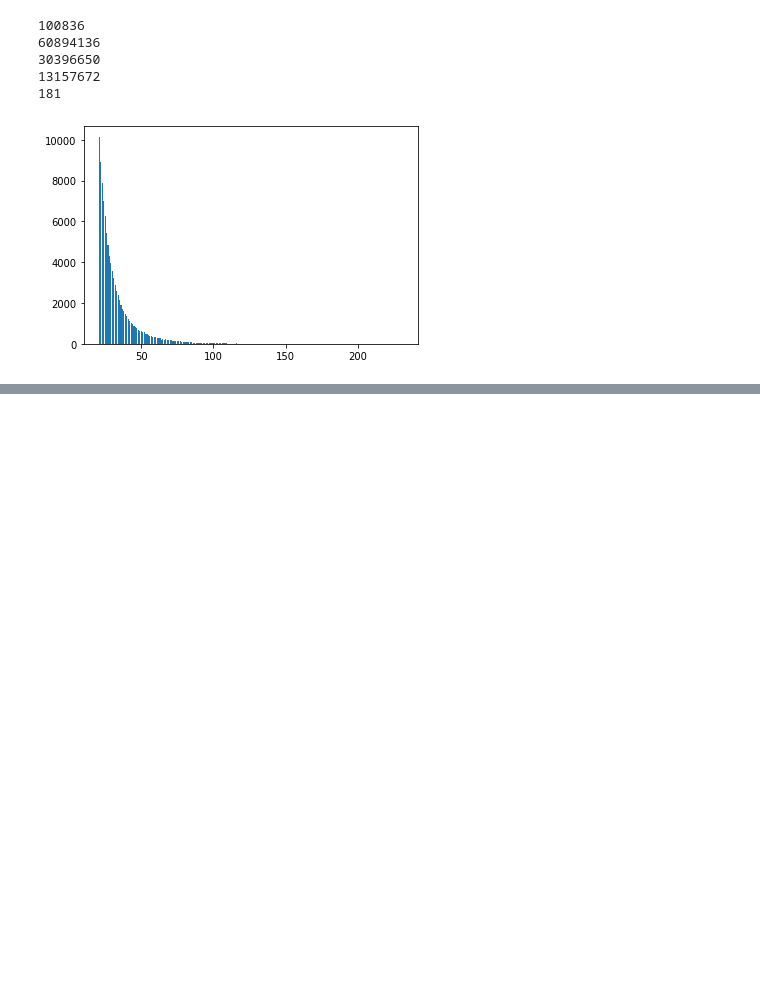
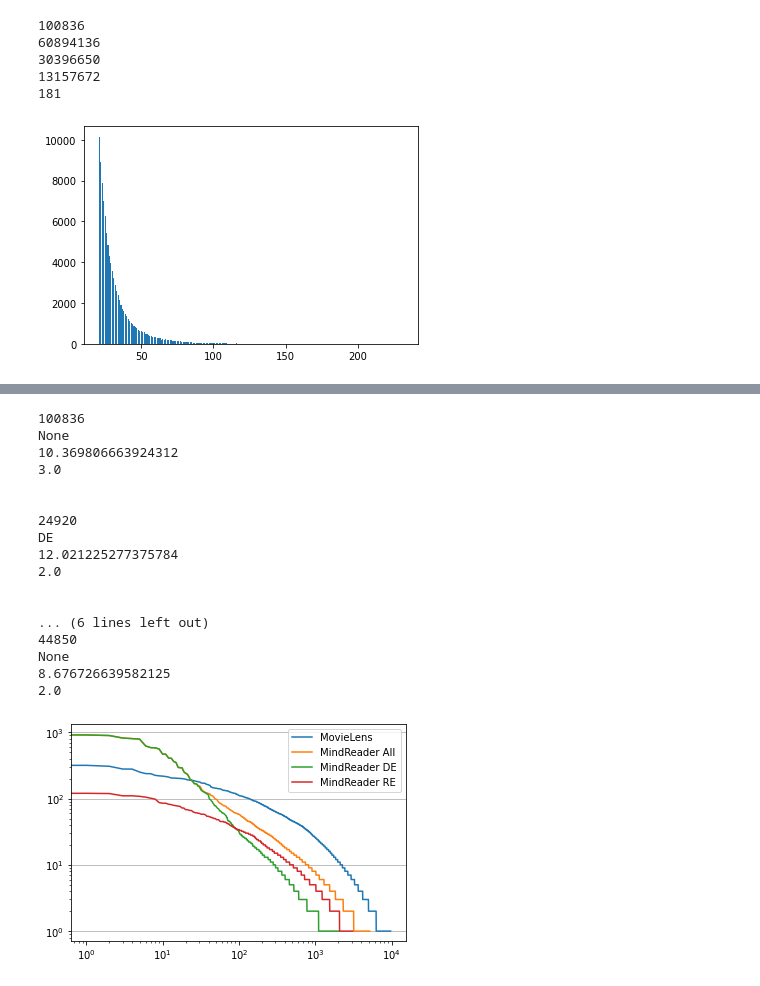
Before and after one commit to MI-911/analytics, a Jupyter notebook: legacy/co-occurrence.ipynb, the cells around one changed output, grey strips where cells are left out. Cells and saved outputs as stored; diff of their text form; code cells hidden in the pictures; blank space fills up the shorter version.

```diff
--- a/legacy/co-occurrence.ipynb
+++ b/legacy/co-occurrence.ipynb
@@ -160,0 +121,54 @@ Index: []
+# %%
+def get_num(path, movie_column, entity_type=None):
+    ratings = pd.read_csv(path)
+
+    if movie_column == 'uri':
+        ratings = ratings[ratings.sentiment != 0]
+
+    if entity_type is not None:
+        ratings = ratings[ratings.isItem] if entity_type == 'RE' else ratings[~ratings.isItem]
+
+    print(f'\n\n{len(ratings)}')
+    g = ratings.groupby(movie_column).size().reset_index().rename(columns={0:'t'})
+    g = g.sort_values('t', ascending=False)
+    print(entity_type)
+    print(g['t'].mean())
+    print(g['t'].median())
+    return g
+
+ml = get_num('/home/theis/Projects/mi911/analytics/data/movielens.csv', 'movieId')
+mr_de = get_num('/home/theis/Projects/mi911/analytics/data/mr-100k.csv', 'uri', 'DE')
+mr_re = get_num('/home/theis/Projects/mi911/analytics/data/mr-100k.csv', 'uri', 'RE')
+mr = get_num('/home/theis/Projects/mi911/analytics/data/mr-100k.csv', 'uri')
+
+fig, axes = plt.subplots(nrows=1)
+axes.grid(True, 'major', 'y')
+
+axes.set_yscale('log')
+axes.set_xscale('log')
+
+plt.plot(list(range(len(ml['t']))), ml['t'], label="MovieLens")
+plt.plot(list(range(len(mr['t']))), mr['t'], label="MindReader All")
+plt.plot(list(range(len(mr_de['t']))), mr_de['t'], label="MindReader DE")
+plt.plot(list(range(len(mr_re['t']))), mr_re['t'], label="MindReader RE")
+plt.legend()
+plt.show()
+# %% [output]
+100836
+None
+10.369806663924312
+3.0
+
+
+24920
+DE
+12.021225277375784
+2.0
+
+
+... (6 lines left out)
+44850
+None
+8.676726639582125
+2.0
+[figure, added]
```
Also changed, not shown: parts of 3 cells of this notebook.
